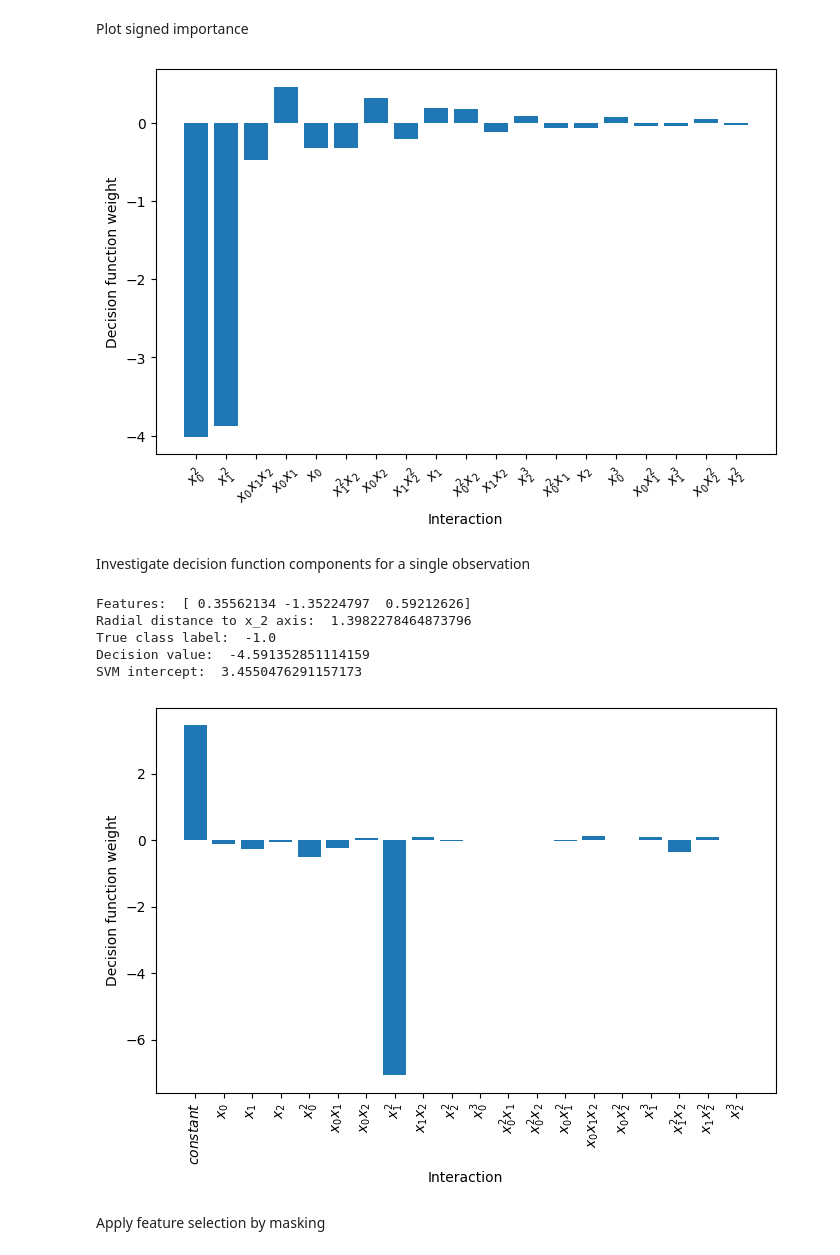
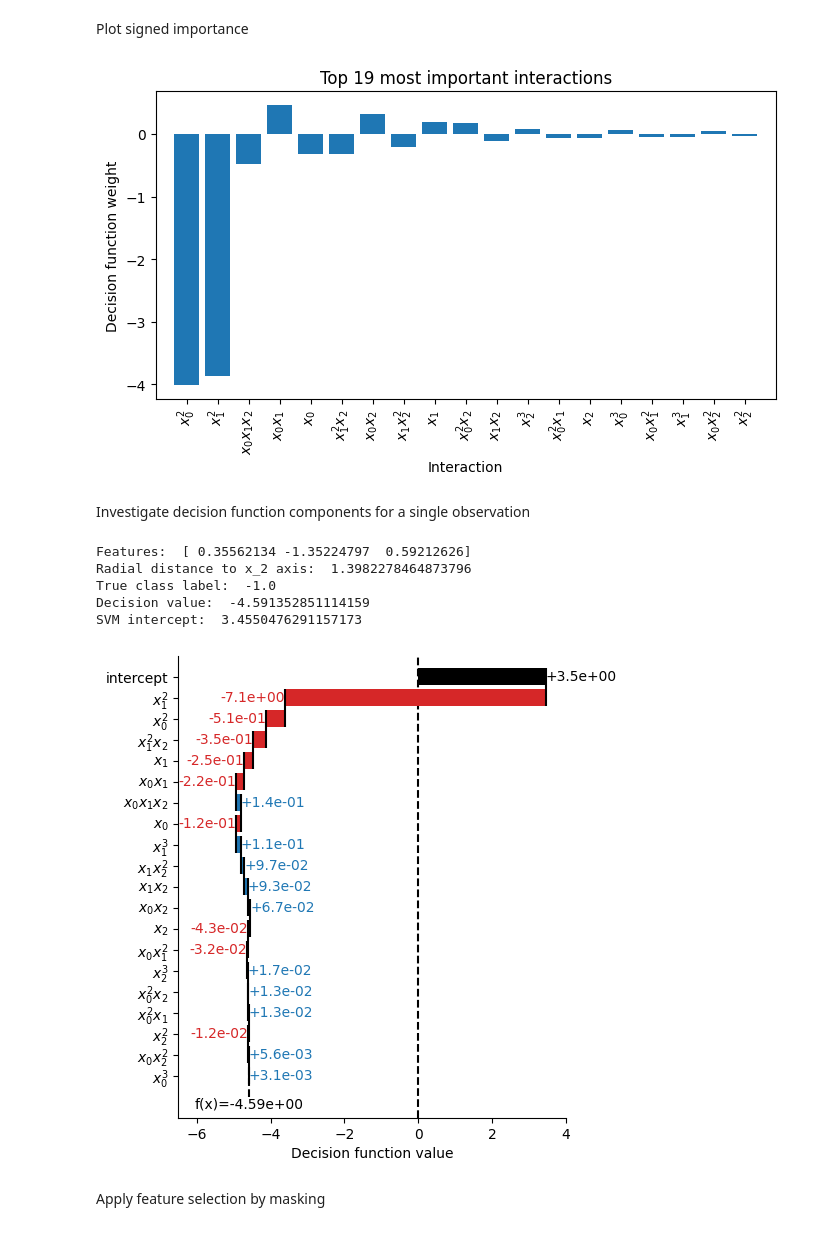
Before and after one commit to rikardvinge/explainpolysvm, a Jupyter notebook: examples/3d_tubes/feature_importance_3d.ipynb, the cells around one changed output. Cells and saved outputs as stored; diff of their text form; code cells hidden in the pictures.

```diff
--- a/examples/3d_tubes/feature_importance_3d.ipynb
+++ b/examples/3d_tubes/feature_importance_3d.ipynb
@@ -14,7 +14,7 @@ from sklearn.svm import SVC
 
 rng = np.random.default_rng(1011)
 # %%
-save_figs = False
+save_figs = True
 # %%
 n_train_per_class = 500  # We will later remove 25 samples per class to a test set.
 def generate_data(n_per_class):
@@ -122,32 +116,23 @@ Test accuracy using top-2 interactions: 0.9466666666666667
 # %% [markdown]
 Plot signed importance
 # %%
-feat_importance, feat_names, sort_order = es.feature_importance(format_names=True, magnitude=False)
-
-fig, ax = plt.subplots(1,1, figsize=(8,5))
-ax.bar(x=np.arange(feat_importance.size), height=feat_importance, tick_label=['${}$'.format(name) for name in feat_names])
-plt.xticks(rotation=45)
-plt.xlabel('Interaction')
-plt.ylabel('Decision function weight')
+_, _ = expsvm.plot.model_bar(es, n_features=20, magnitude=False, figsize=(8,4))
 if save_figs:
     plt.savefig('./images/feature_importance_signed_3d.png', dpi=300, bbox_inches='tight', facecolor='white')
 plt.draw()
 # %% [output]
-[figure, old version]
+[figure, new version]
 # %% [markdown]
 Investigate decision function components for a single observation
 # %%
 x = X_test[0,:]
+
+_, ax = expsvm.plot.sample_waterfall(es, x, n_features=19, show_labels=True, figsize=(5,6), xlim=[-6.5, 4])#, decision_function_y_pos=-14)
 
 y_comp, feat_names = es.decision_function_components(x=x, output_interaction_names=True)
 y_comp = y_comp[0]
 feat_names[1:] = es.format_interaction_names(feat_names[1:])
 
-fig, ax = plt.subplots(1,1, figsize=(8,5))
-ax.bar(x=np.arange(y_comp.size), height=y_comp, tick_label=['${}$'.format(name) for name in feat_names])
-plt.xticks(rotation=90)
-plt.xlabel('Interaction')
-plt.ylabel('Decision function weight')
 if save_figs:
     plt.savefig('./images/feature_importance_single_3d.png', dpi=300, bbox_inches='tight', facecolor='white')
 plt.draw()
@@ -165,7 +150,7 @@ Radial distance to x_2 axis:  1.3982278464873796
 True class label:  -1.0
 Decision value:  -4.591352851114159
 SVM intercept:  3.4550476291157173
-[figure, old version]
+[figure, new version]
 # %% [markdown]
 Apply feature selection by masking
 # %%
```
Also changed, not shown: parts of 2 cells of this notebook, 10 other files.
